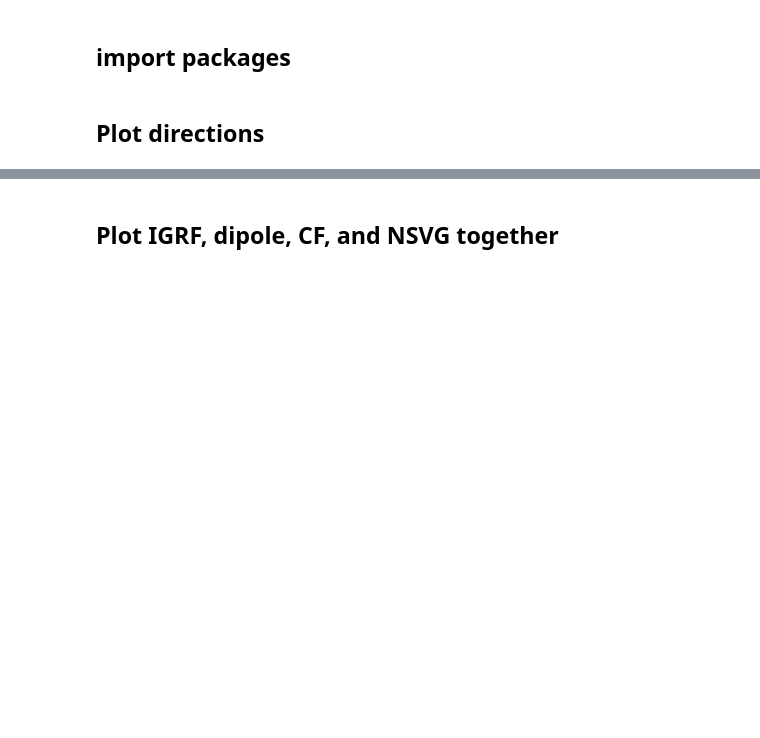
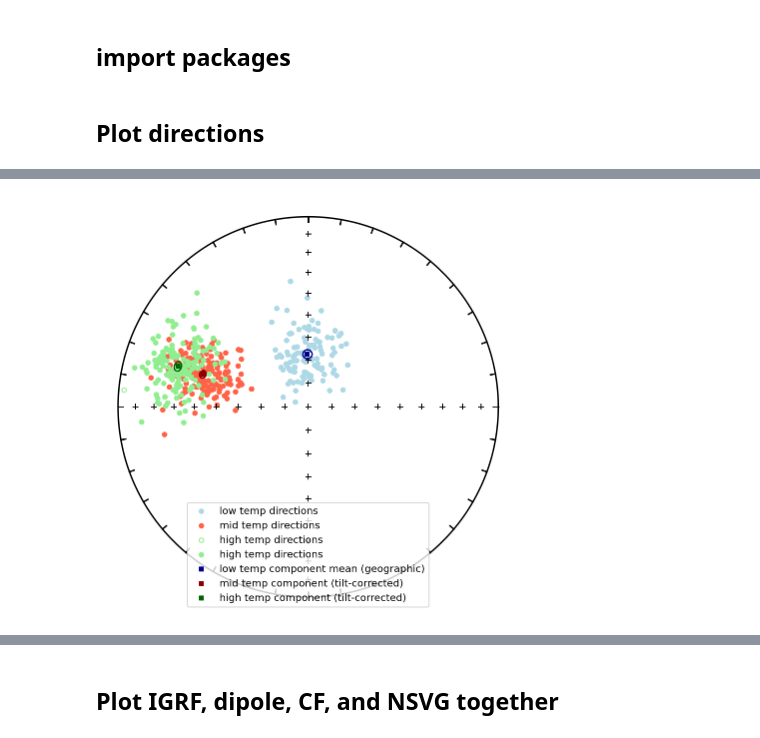
Before and after one commit to Swanson-Hysell-Group/Inclination_Shallowing, a Jupyter notebook: code/Cutface_pmag.ipynb, the cells around one changed output, grey strips where cells are left out. Drawn from its saved outputs; the diff is of its cells as text; code cells hidden in the pictures; blank space fills up the shorter version.

```diff
--- a/code/Cutface_pmag.ipynb
+++ b/code/Cutface_pmag.ipynb
@@ -77,3 +79,24 @@ mean_ht
+# %%
+fignum = 1
+plt.figure(num=fignum,figsize=(6,6))
+ipmag.plot_net(fignum)
+
+ipmag.plot_di(specimens_lt_geo['dir_dec'].tolist(),specimens_lt_geo['dir_inc'].tolist(),color='lightblue',label='low temp directions')
+ipmag.plot_di(specimens_mt_tc['dir_dec'].tolist(),specimens_mt_tc['dir_inc'].tolist(),color='tomato',label='mid temp directions')
+ipmag.plot_di(specimens_ht_tc['dir_dec'].tolist(),specimens_ht_tc['dir_inc'].tolist(),color='lightgreen',label='high temp directions')
+
+ipmag.plot_di_mean(mean_lt['dec'],mean_lt['inc'],mean_lt['alpha95'],
+                   color='darkblue', marker = 's', label='low temp component mean (geographic)')
+ipmag.plot_di_mean(mean_mt['dec'],mean_mt['inc'],mean_mt['alpha95'],
+                   color='darkred', marker = 's', label='mid temp component (tilt-corrected)')
+ipmag.plot_di_mean(mean_ht['dec'],mean_ht['inc'],mean_ht['alpha95'],
+                   color='darkgreen', marker = 's', label='high temp component (tilt-corrected)')
+
+plt.legend(loc=8)
+plt.savefig('code_output/specimen_directions.pdf')
+plt.show()
+# %% [output]
+[figure, added]
 # %%
 fignum = 1
 plt.figure(num=fignum,figsize=(6,6))
```
Also changed, not shown: parts of 23 cells of this notebook, 11 other files.
